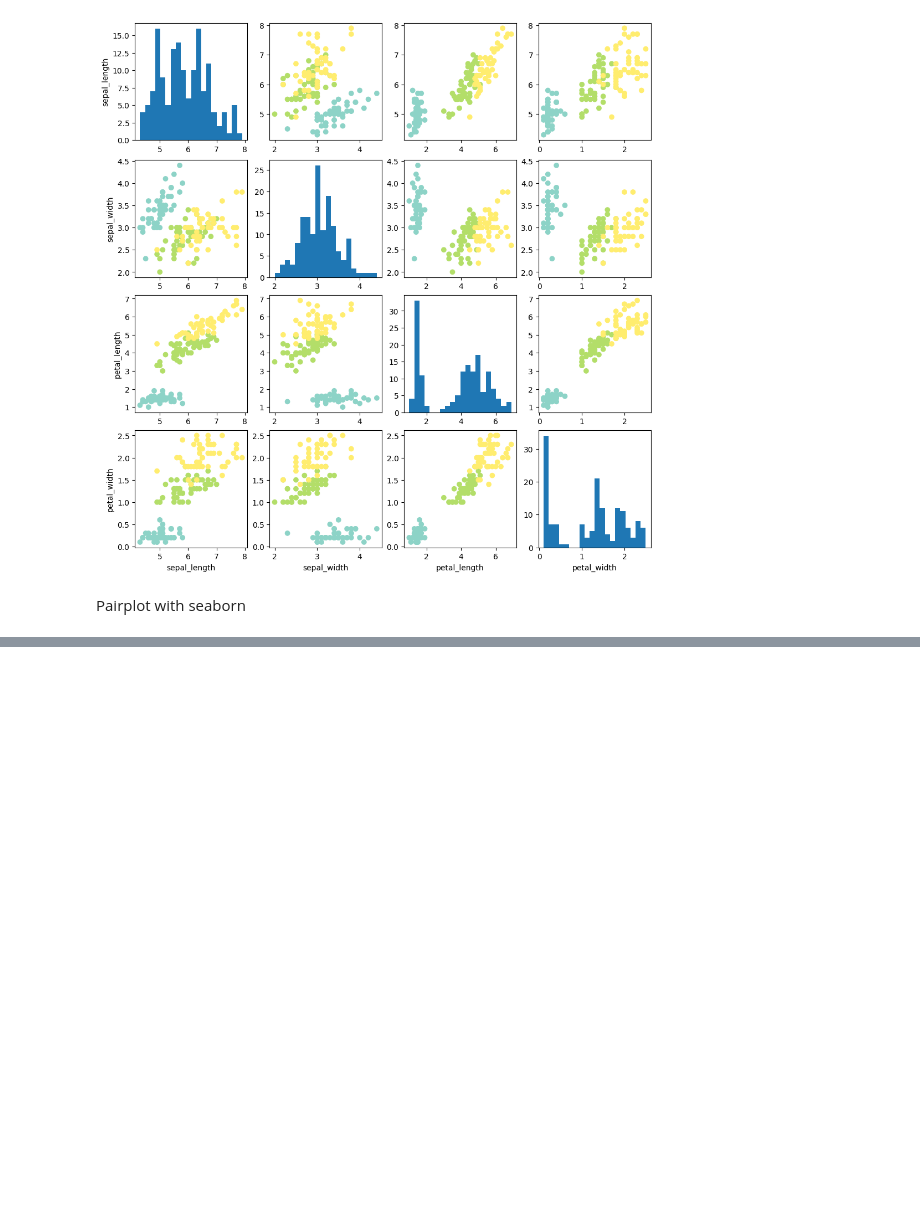
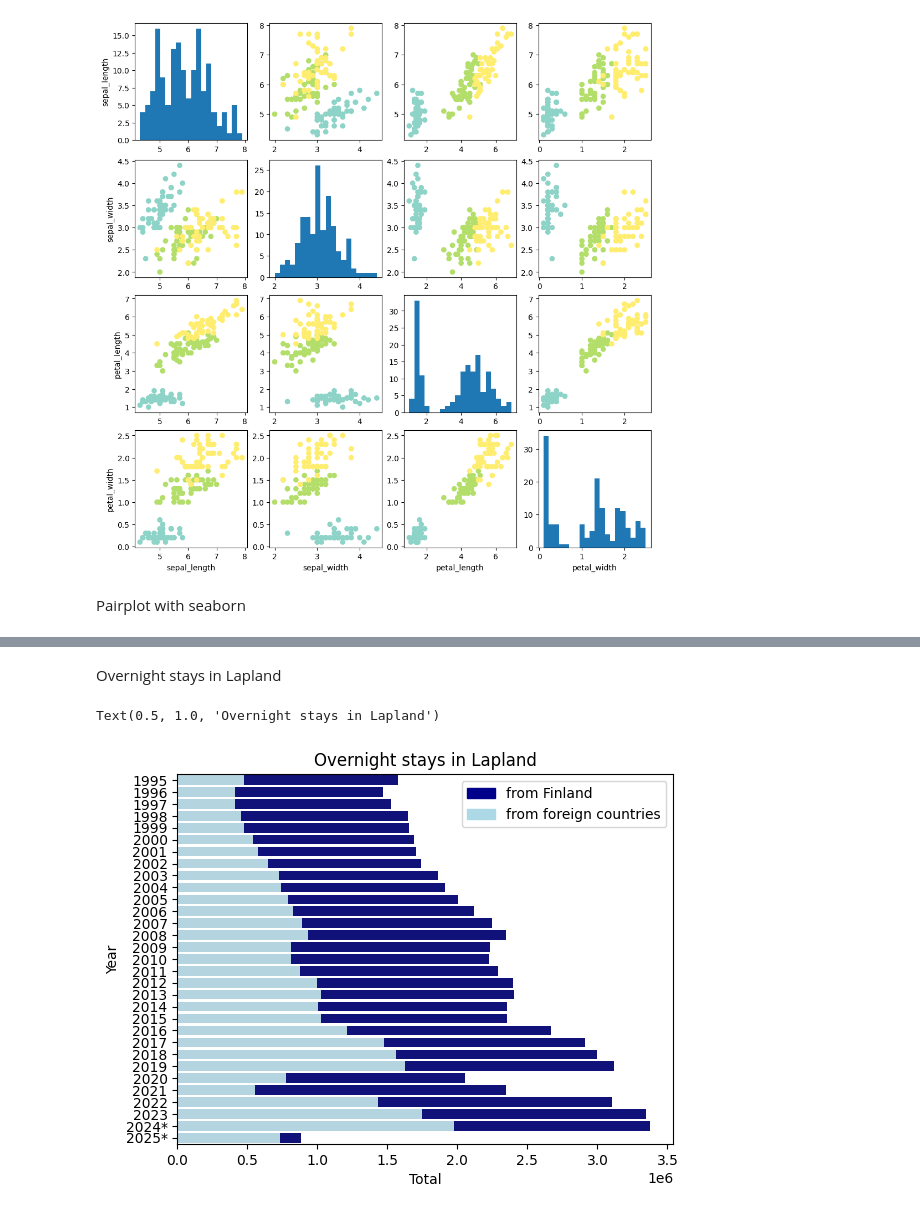
Before and after one commit to ValtsuL1/data-analytics, a Jupyter notebook: assignment_3/main.ipynb, the cells around one changed output, grey strips where cells are left out. Saved outputs shown, nothing was run; the diff lists cells and outputs as text; code cells hidden in the pictures; blank space fills up the shorter version.

```diff
--- a/assignment_3/main.ipynb
+++ b/assignment_3/main.ipynb
@@ -76,0 +72,19 @@ plt.show()
+# %% [markdown]
+Overnight stays in Lapland
+# %%
+df = pd.read_csv('nights_spent_total.csv')
+
+df['Total'] = df[['Finland', 'Foreign countries']].sum(axis=1)
+
+bar1 = sns.barplot(x='Total', y='Year', data=df, color='darkblue', orient='h')
+
+bar2 = sns.barplot(x='Foreign countries', y='Year', data=df, color='lightblue')
+
+legend1 = mpatches.Patch(color='darkblue', label='from Finland')
+legend2 = mpatches.Patch(color='lightblue', label='from foreign countries')
+
+plt.legend(handles=[legend1, legend2])
+plt.title('Overnight stays in Lapland')
+# %% [output]
+Text(0.5, 1.0, 'Overnight stays in Lapland')
+[figure, added]
```
Also changed, not shown: parts of 4 cells of this notebook, 5 other files.
